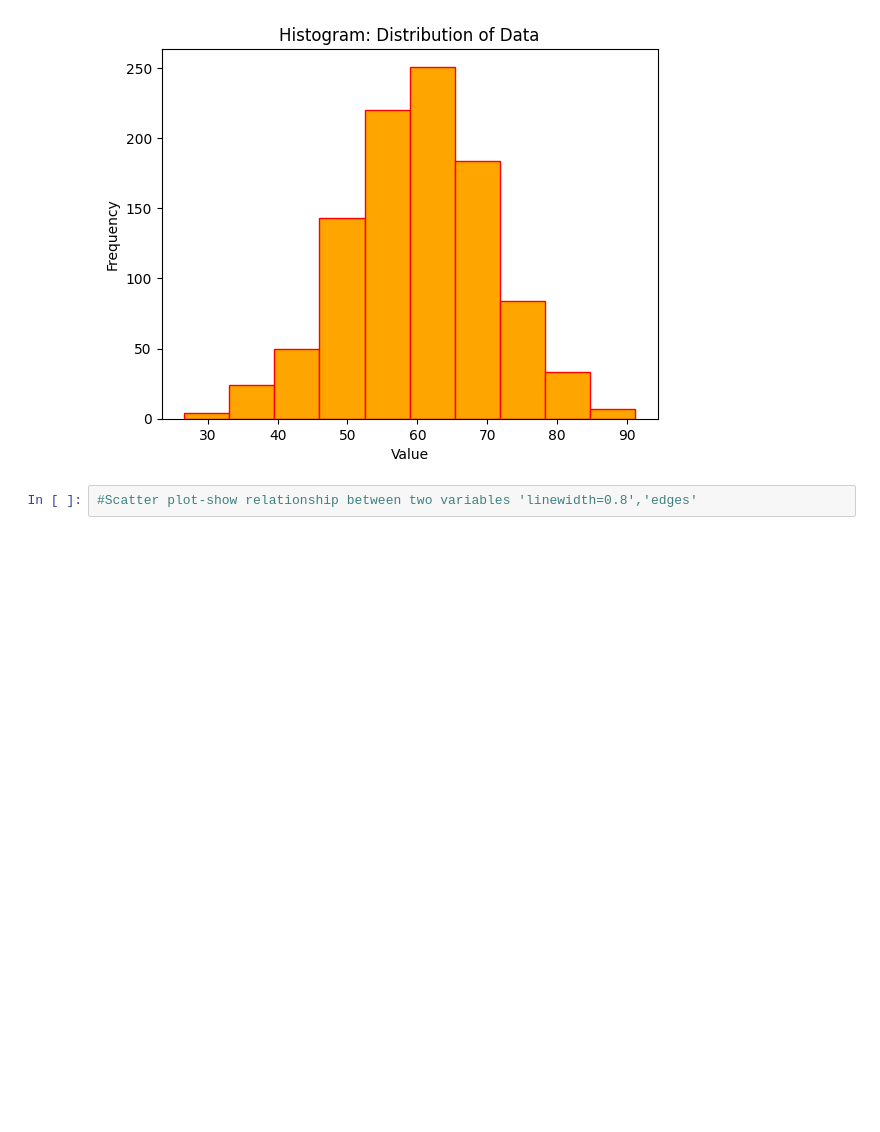
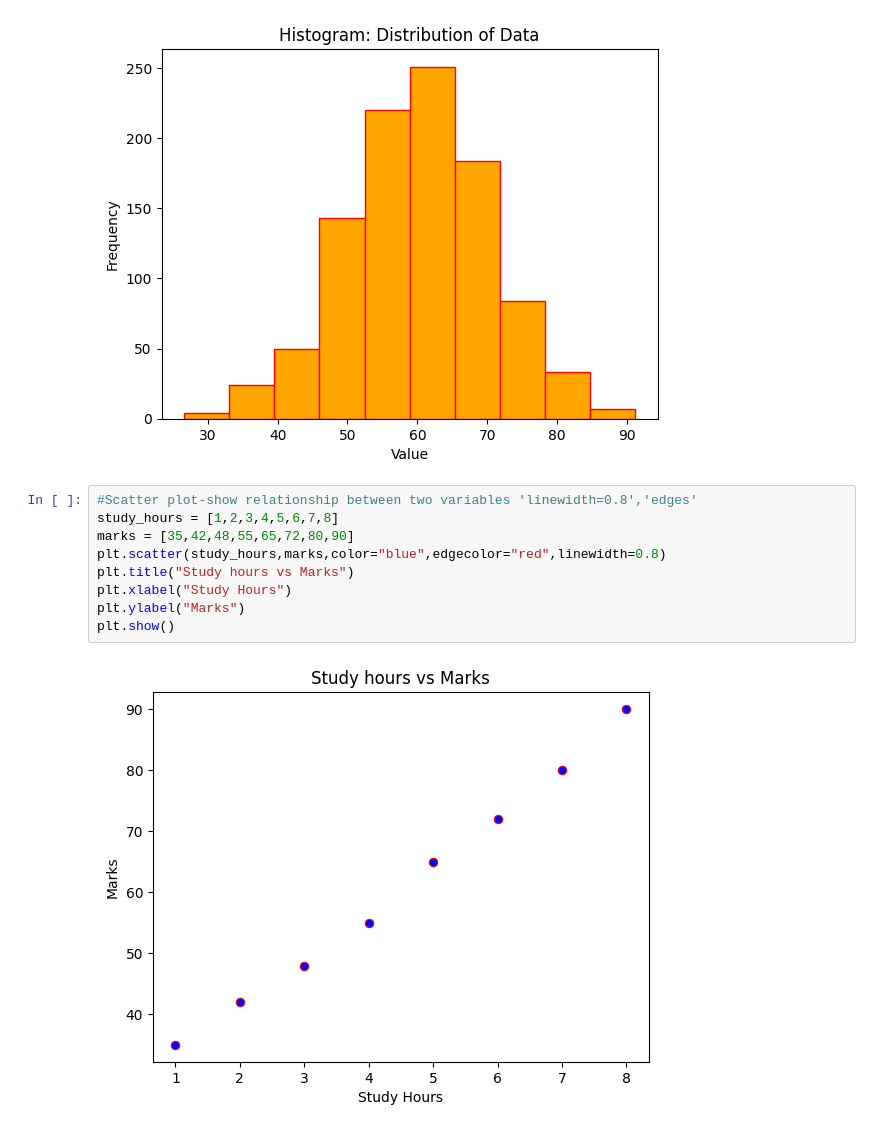
Before and after one commit to AaminSingh/Data-Science-, a Jupyter notebook: Day_9/matplotlib.ipynb, the cells around one changed output. Cells and saved outputs as stored; diff of their text form; blank space fills up the shorter version.

```diff
--- a/Day_9/matplotlib.ipynb
+++ b/Day_9/matplotlib.ipynb
@@ -109,3 +109,12 @@ plt.show()
 [figure]
 # %%
 #Scatter plot-show relationship between two variables 'linewidth=0.8','edges'
+study_hours = [1,2,3,4,5,6,7,8]
+marks = [35,42,48,55,65,72,80,90]
+plt.scatter(study_hours,marks,color="blue",edgecolor="red",linewidth=0.8)
+plt.title("Study hours vs Marks")
+plt.xlabel("Study Hours")
+plt.ylabel("Marks")
+plt.show()
+# %% [output]
+[figure, added]
```
